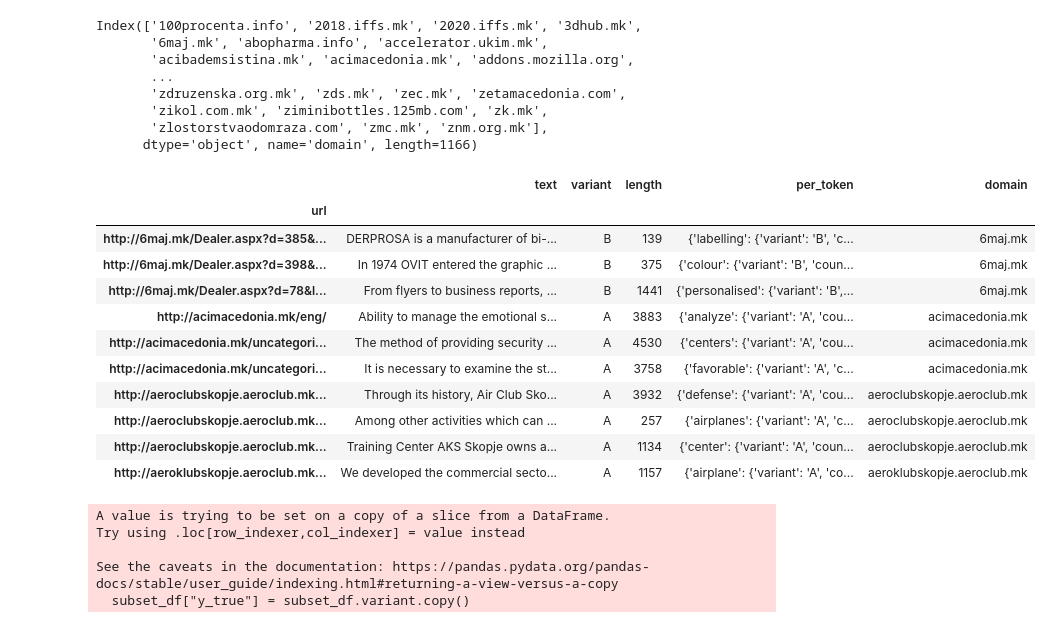
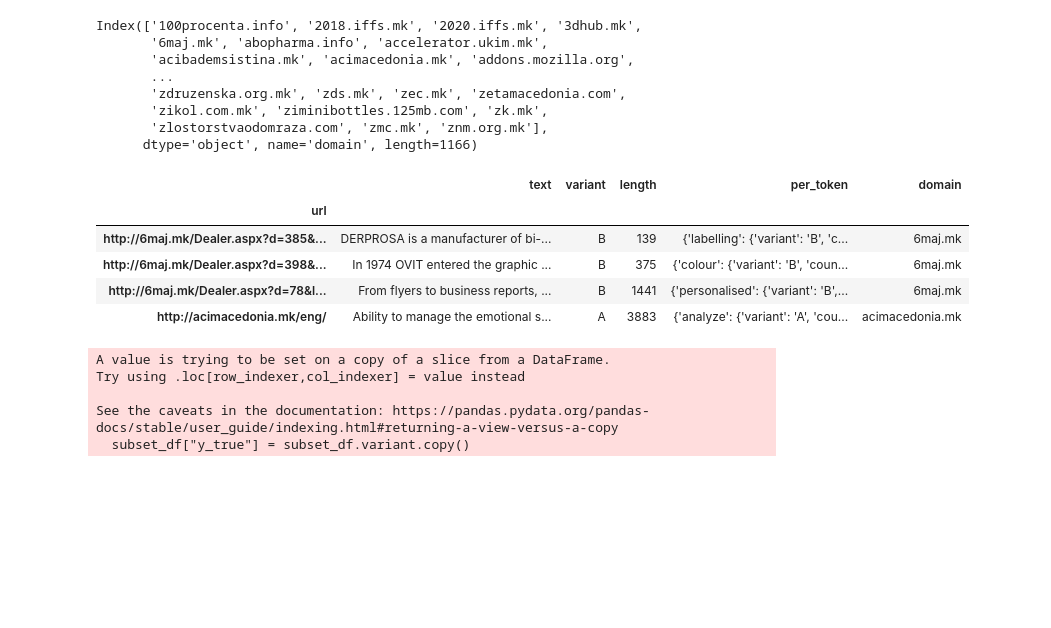
Before and after one commit to 5roop/task7, a Jupyter notebook: 9_testing_domain_level_fix.ipynb, the cells around one changed output. Drawn from its saved outputs; the diff is of its cells as text; code cells hidden in the pictures; blank space fills up the shorter version.

```diff
--- a/9_testing_domain_level_fix.ipynb
+++ b/9_testing_domain_level_fix.ipynb
@@ -61,20 +62,14 @@ Index(['100procenta.info', '2018.iffs.mk', '2020.iffs.mk', '3dhub.mk',
       dtype='object', name='domain', length=1166)
 # %%
 subset_df = df.loc[df.domain.isin(suitable_domains), :]
-subset_df.head(10)
+subset_df.head(4)
 # %% [output]
 |  | text | variant | length | per_token | domain |
 | url |  |  |  |  |  |
 | http://6maj.mk/Dealer.aspx?d=385&... | DERPROSA is a manufacturer of bi-... | B | 139 | {'labelling': {'variant': 'B', 'c... | 6maj.mk |
 | http://6maj.mk/Dealer.aspx?d=398&... | In 1974 OVIT entered the graphic ... | B | 375 | {'colour': {'variant': 'B', 'coun... | 6maj.mk |
 | http://6maj.mk/Dealer.aspx?d=78&l... | From flyers to business reports, ... | B | 1441 | {'personalised': {'variant': 'B',... | 6maj.mk |
 | http://acimacedonia.mk/eng/ | Ability to manage the emotional s... | A | 3883 | {'analyze': {'variant': 'A', 'cou... | acimacedonia.mk |
-| http://acimacedonia.mk/uncategori... | The method of providing security ... | A | 4530 | {'centers': {'variant': 'A', 'cou... | acimacedonia.mk |
-| http://acimacedonia.mk/uncategori... | It is necessary to examine the st... | A | 3758 | {'favorable': {'variant': 'A', 'c... | acimacedonia.mk |
-| http://aeroclubskopje.aeroclub.mk... | Through its history, Air Club Sko... | A | 3932 | {'defense': {'variant': 'A', 'cou... | aeroclubskopje.aeroclub.mk |
-| http://aeroclubskopje.aeroclub.mk... | Among other activities which can ... | A | 257 | {'airplanes': {'variant': 'A', 'c... | aeroclubskopje.aeroclub.mk |
-| http://aeroclubskopje.aeroclub.mk... | Training Center AKS Skopje owns a... | A | 1134 | {'center': {'variant': 'A', 'coun... | aeroclubskopje.aeroclub.mk |
-| http://aeroklubskopje.aeroclub.mk... | We developed the commercial secto... | A | 1157 | {'airplane': {'variant': 'A', 'co... | aeroklubskopje.aeroclub.mk |
 # %%
 subset_df["y_true"] = subset_df.variant.copy()
 subset_df.head()
```
Also changed, not shown: parts of 7 cells of this notebook, 1 other file.
